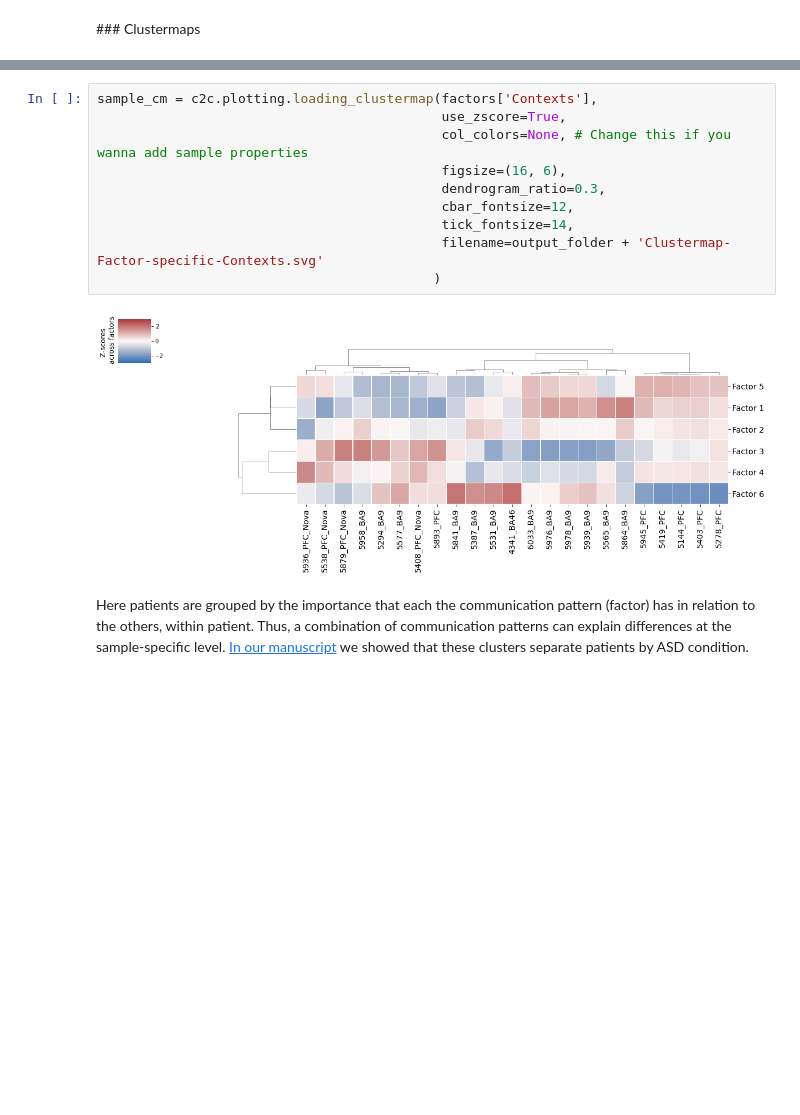
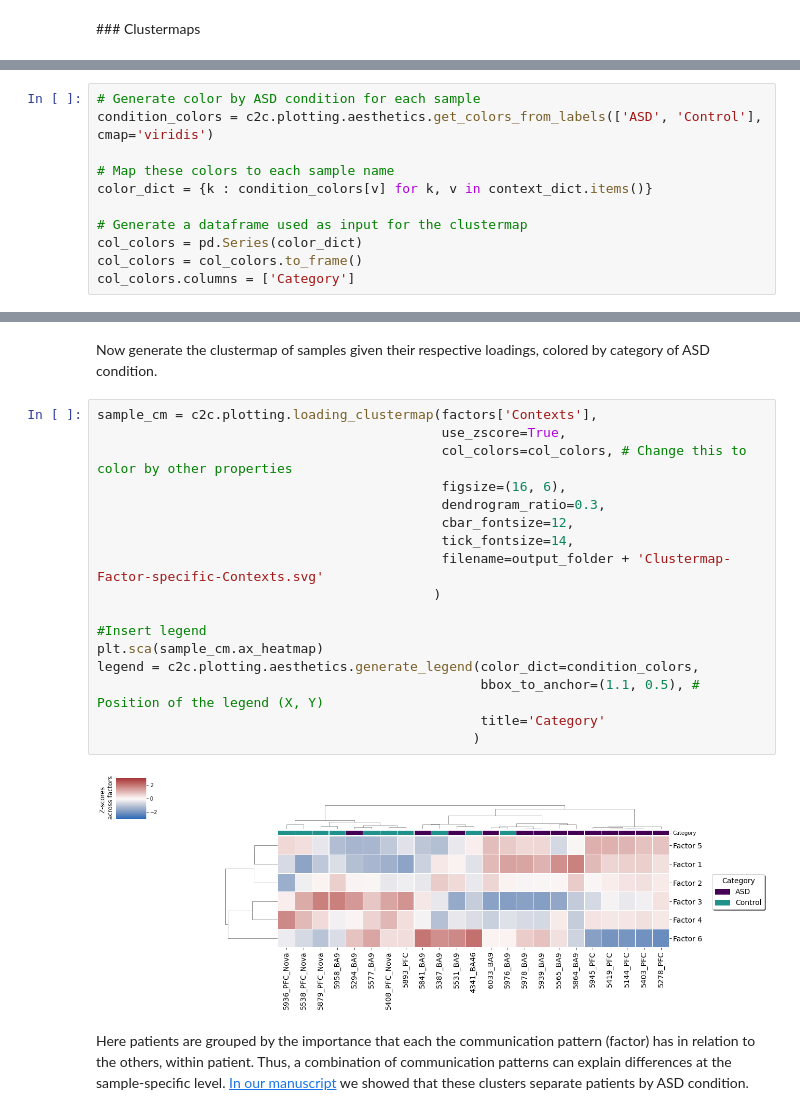
Before and after one commit to earmingol/cell2cell, a Jupyter notebook: docs/tutorials/ASD/02-Factor-Specific-ASD.ipynb, the cells around one changed output, grey strips where cells are left out. Cells and saved outputs as stored; diff of their text form; blank space fills up the shorter version.

```diff
--- a/docs/tutorials/ASD/02-Factor-Specific-ASD.ipynb
+++ b/docs/tutorials/ASD/02-Factor-Specific-ASD.ipynb
@@ -170,0 +171,11 @@ Once having a dataframe or a dictionary for coloring patients/samples, the param
+# %%
+# Generate color by ASD condition for each sample
+condition_colors = c2c.plotting.aesthetics.get_colors_from_labels(['ASD', 'Control'], cmap='viridis')
+
+# Map these colors to each sample name
+color_dict = {k : condition_colors[v] for k, v in context_dict.items()}
+
+# Generate a dataframe used as input for the clustermap
+col_colors = pd.Series(color_dict)
+col_colors = col_colors.to_frame()
+col_colors.columns = ['Category']
@@ -171,15 +193,24 @@ Once having a dataframe or a dictionary for coloring patients/samples, the param
+# %% [markdown]
+Now generate the clustermap of samples given their respective loadings, colored by category of ASD condition.
 # %%
 sample_cm = c2c.plotting.loading_clustermap(factors['Contexts'],
                                             use_zscore=True,
-                                            col_colors=None, # Change this if you wanna add sample properties
+                                            col_colors=col_colors, # Change this to color by other properties
                                             figsize=(16, 6),
                                             dendrogram_ratio=0.3,
                                             cbar_fontsize=12,
                                             tick_fontsize=14,
                                             filename=output_folder + 'Clustermap-Factor-specific-Contexts.svg'
                                            )
+
+#Insert legend
+plt.sca(sample_cm.ax_heatmap)
+legend = c2c.plotting.aesthetics.generate_legend(color_dict=condition_colors,
+                                                 bbox_to_anchor=(1.1, 0.5), # Position of the legend (X, Y)
+                                                 title='Category'
+                                                )
 # %% [output]
-[figure, old version]
+[figure, new version]
 # %% [markdown]
 Here patients are grouped by the importance that each the communication pattern (factor) has in relation to the others, within patient. Thus, a combination of communication patterns can explain differences at the sample-specific level. [In our manuscript](https://www.biorxiv.org/content/10.1101/2021.09.20.461129v2) we showed that these clusters separate patients by ASD condition.
 # %% [markdown]
```
Also changed, not shown: parts of 3 cells of this notebook.
